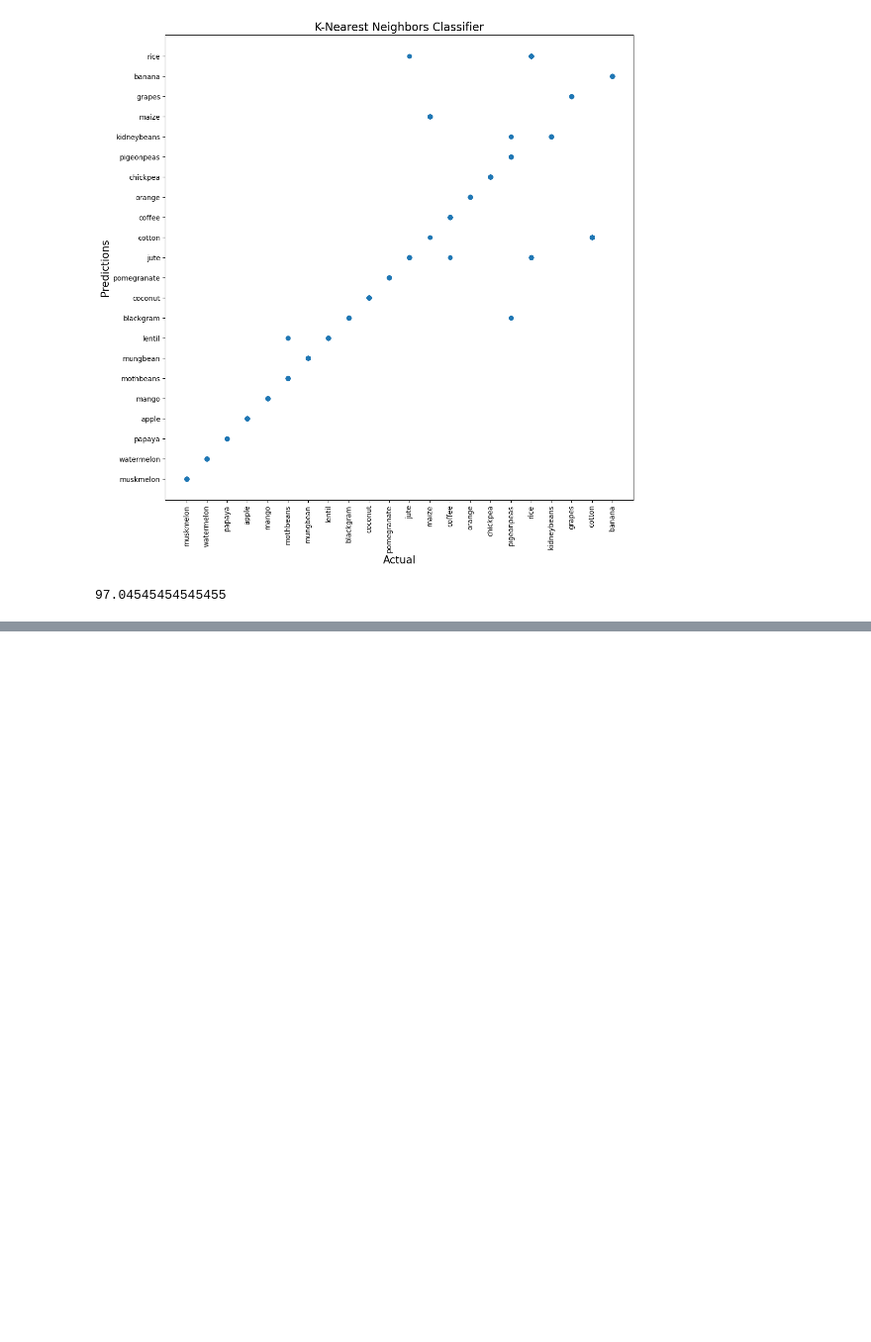
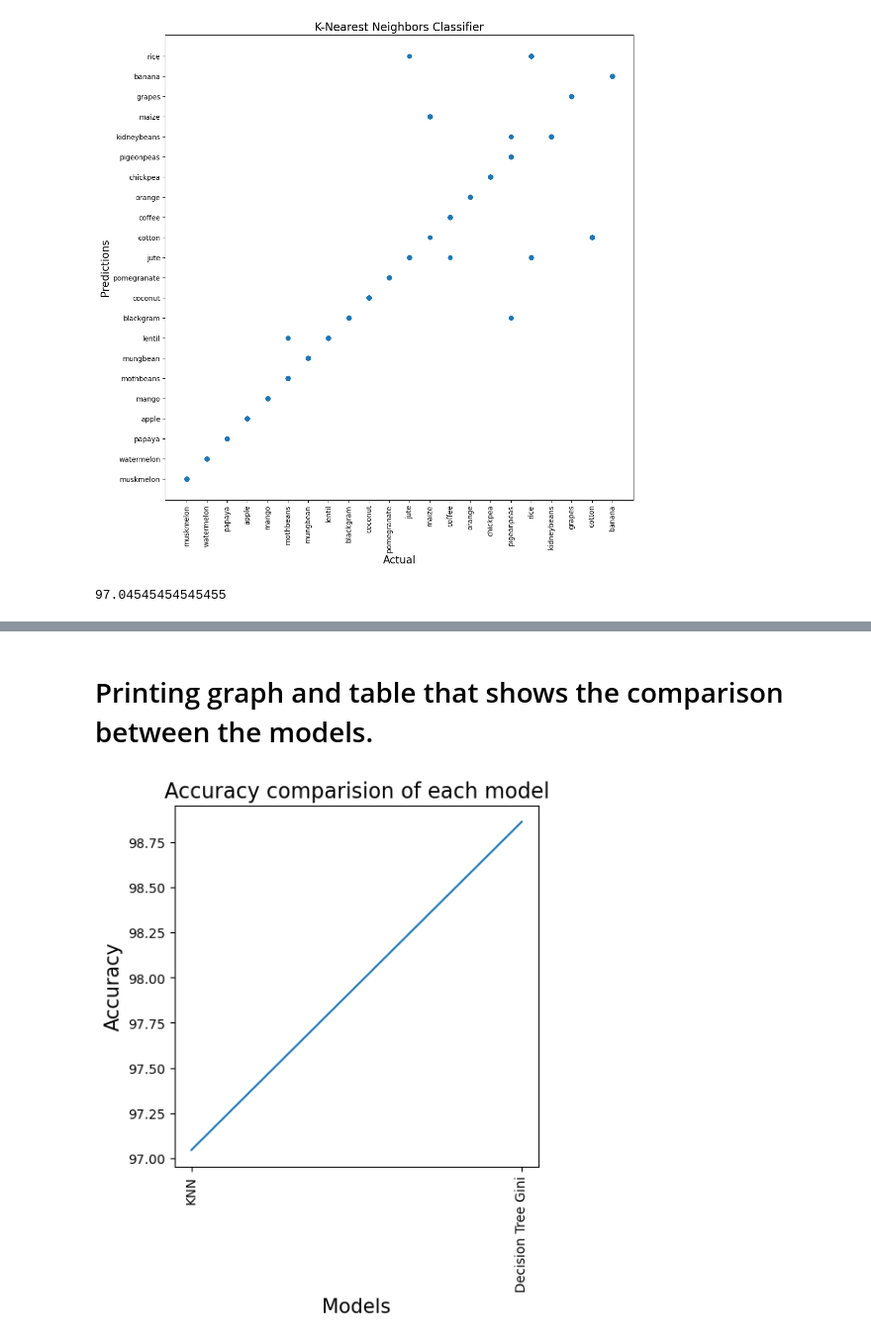
Before and after one commit to Santoshkumargupta/CropPredictions, a Jupyter notebook: CropPredictions.ipynb, the cells around one changed output, grey strips where cells are left out. Shown at 99% size. Saved outputs shown, nothing was run; the diff lists cells and outputs as text; code cells hidden in the pictures; blank space fills up the shorter version.

```diff
--- a/CropPredictions.ipynb
+++ b/CropPredictions.ipynb
@@ -226,0 +315,14 @@ knn_test_accuracy
+# %% [markdown]
+# Printing graph and table that shows the comparison between the models.
+# %%
+y_values = [knn_test_accuracy,dt_gini_score]
+x_values = ['KNN','Decision Tree Gini']
+plt.figure(figsize=(5,5))
+plt.xticks(rotation = 90)
+plt.xlabel('Models', fontsize=15)
+plt.ylabel('Accuracy',fontsize = 15)
+plt.title('Accuracy comparision of each model',fontsize = 16)
+plt.plot(x_values,y_values)
+plt.show()
+# %% [output]
+[figure, added]
```
Also changed, not shown: parts of 12 cells of this notebook.
